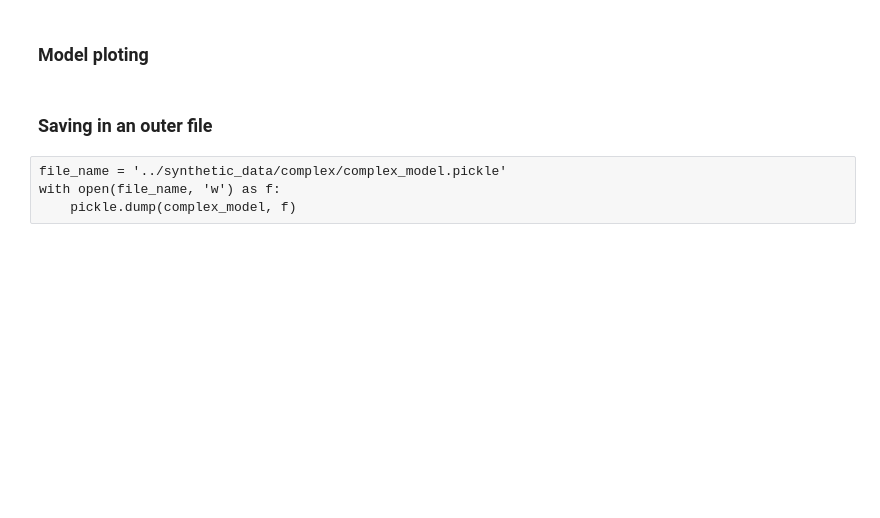
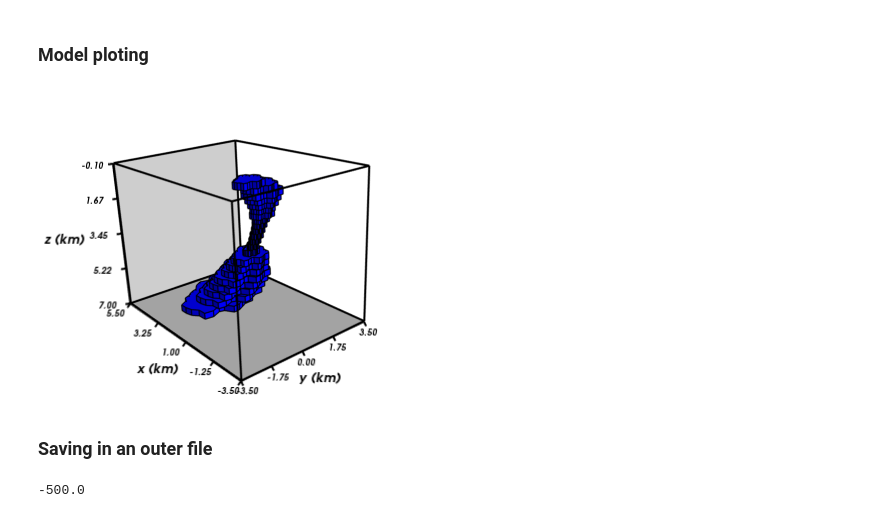
Before and after one commit to pinga-lab/magnetic-radial-inversion, a Jupyter notebook: code/complex/model.ipynb, the cells around one changed output. Saved outputs shown, nothing was run; the diff lists cells and outputs as text; code cells hidden in the pictures; blank space fills up the shorter version.

```diff
--- a/code/complex/model.ipynb
+++ b/code/complex/model.ipynb
@@ -69,9 +69,8 @@ for i in range(complex_model['L']):
     rs.append(r*scale[i])
 # %%
 # Cartesian coordinates of the origin of each prism
-x0 = np.linspace(-2500., 1500., complex_model['L'])
-y0 = np.sqrt(2000.**2. + x0**2.) - 2500.
-
+x0 = np.linspace(-500., 2500., complex_model['L'])
+y0 = np.sqrt(1500.**2. - (x0 - 1000.)**2.) - 500.
 l = []   # list of parameters of the prisms
 
 for i, (r, x, y) in enumerate(zip(rs, x0, y0)):
@@ -89,34 +88,32 @@ complex_model['param_vec'] = mfun.param_vec(l, complex_model['M'], complex_model
 # %% [markdown]
 ### Model ploting
 # %%
-bounds = [-3500., 3500., -3500., 3500., -100., 7000.]
+bounds = [-3500., 5500., -3500., 3500., -100., 7000.]
 
 red, green, blue = (1, 0, 0), (0, 1, 0), (0, 0, 1)
 white, black = (1, 1, 1), (0, 0, 0),
 
 # Show the model
 scene = myv.figure()
 myv.polyprisms(complex_model['prisms'], 'magnetization', opacity=1., color=blue)
 
 ax = myv.axes(myv.outline(bounds), ranges=[i * 0.001 for i in bounds])
 ax.axes.x_label, ax.axes.y_label, ax.axes.z_label = 'x (km)', 'y (km)', 'z (km)'
 ax.axes.font_factor = 1.65
 scene.scene.camera.position = [-0.089204656936016313, -0.066107174155361687, -0.04083578885723696]
 scene.scene.camera.focal_point = [1.1820671636724554e-16, 1.3134079596360617e-17, -1.9701119394540926e-17]
 scene.scene.camera.view_angle = 30.0
 scene.scene.camera.view_up = [0.24683390337942718, 0.24593292331329802, -0.93733132955911114]
 scene.scene.camera.clipping_range = [0.057117737884348194, 0.1956040854922288]
 scene.scene.camera.compute_view_plane_normal()
 
 myv.wall_bottom(ax.axes.bounds, opacity=0.2)
 myv.wall_north(ax.axes.bounds)
 
-#myv.savefig('../synthetic_data/complex/complex_true.png')
+myv.savefig('complex_data/complex_true.png')
 myv.show()
-#img(filename='../synthetic_data/complex/complex_true.png')
+img(filename='complex_data/complex_true.png')
+# %% [output]
+[figure, added]
 # %% [markdown]
 ### Saving in an outer file
-# %% [raw]
-file_name = '../synthetic_data/complex/complex_model.pickle'
-with open(file_name, 'w') as f:
-    pickle.dump(complex_model, f)
@@ -122,0 +127,4 @@ with open(file_name, 'w') as f:
+# %%
+np.min(y0)
+# %% [output]
+-500.0
```
Also changed, not shown: parts of 4 cells of this notebook, 2 other files.
